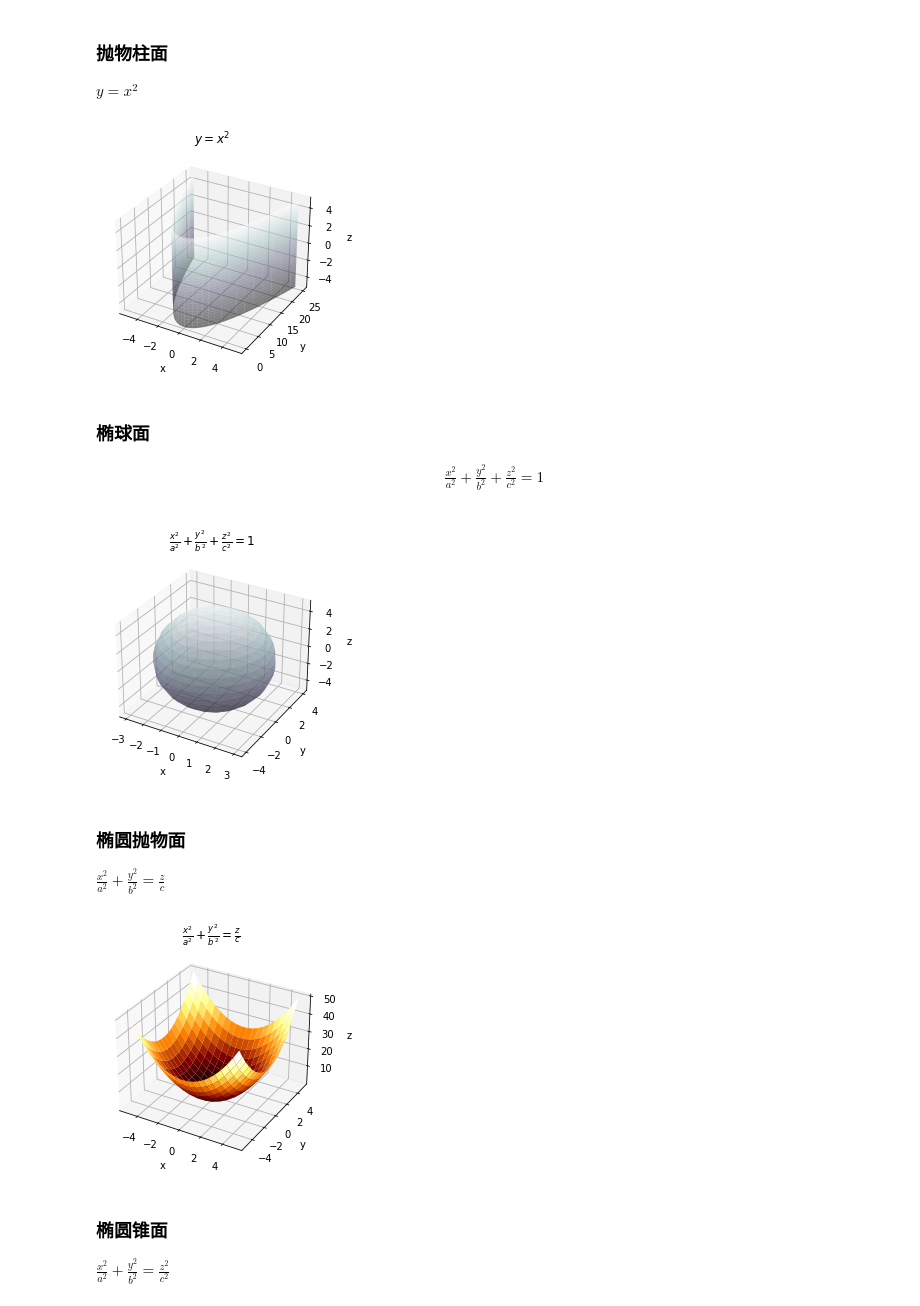
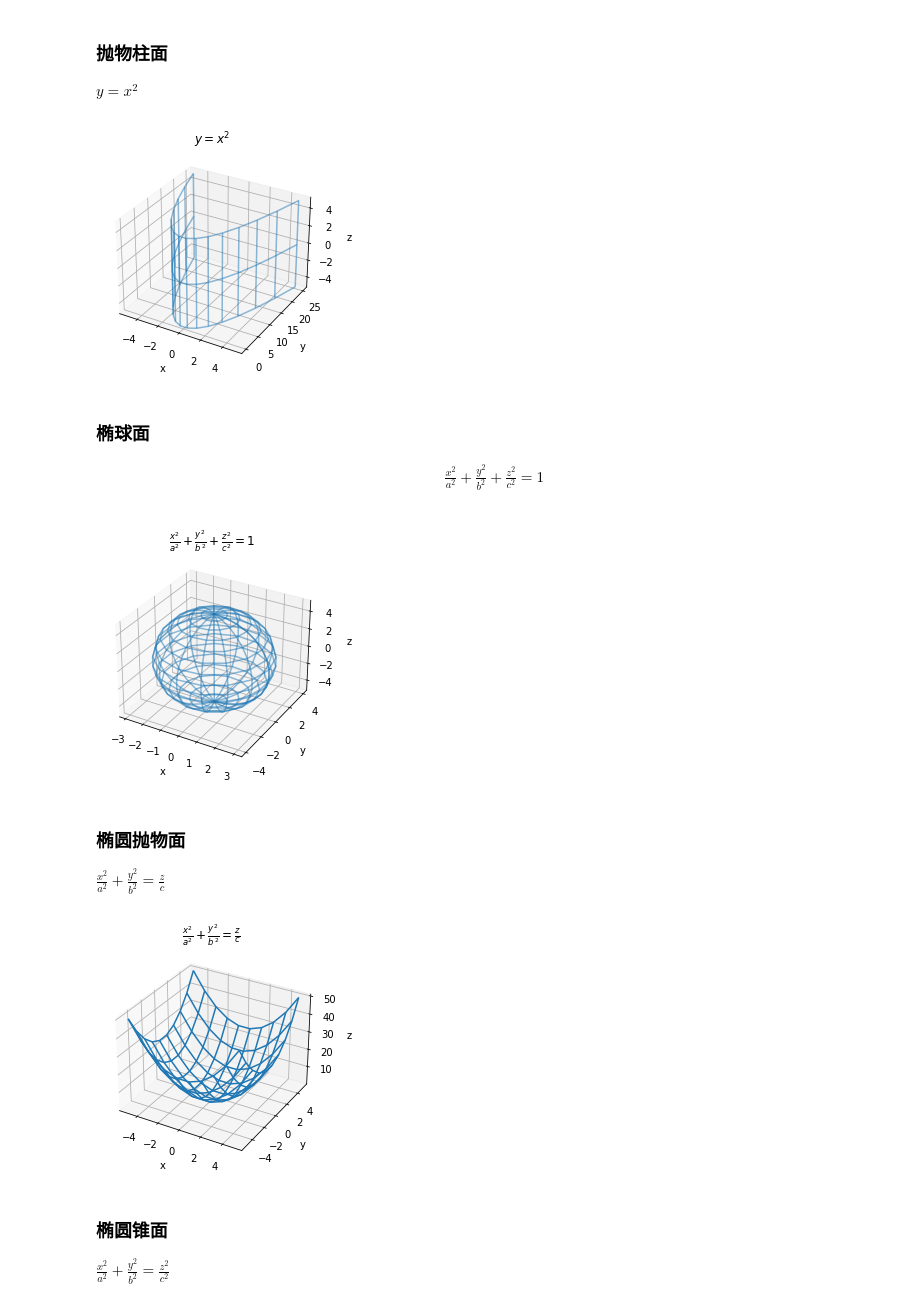
Before and after one commit to StevenBaby/archives, a Jupyter notebook: archives/数学理论/一些重要的函数图像.ipynb, the cells around one changed output. Saved outputs shown, nothing was run; the diff lists cells and outputs as text; code cells hidden in the pictures.

Commit message:
update graph

```diff
--- a/archives/数学理论/一些重要的函数图像.ipynb
+++ b/archives/数学理论/一些重要的函数图像.ipynb
@@ -350,8 +350,8 @@ $y = x^2$
 # %%
 fig = plt.figure()
 ax = fig.gca(projection='3d')
-x = np.linspace(-5, 5, 64)
-z = np.linspace(-5, 5, 64)
+x = np.linspace(-5, 5, 16)
+z = np.linspace(-5, 5, 3)
 X, Z = np.meshgrid(x, z)
 Y = X**2
 
@@ -362,10 +362,10 @@ ax.set_xlabel('x')
 ax.set_ylabel('y')
 ax.set_zlabel('z')
 plt.title(r"$y = x^2$")
-surf = ax.plot_surface(X, Y, Z, alpha=alpha, cmap=cmap)
+surf = ax.plot_wireframe(X, Y, Z, alpha=alpha, cmap=cmap)
 plt.show()
 # %% [output]
-[figure, old version]
+[figure, new version]
 # %% [markdown]
 ### 椭球面
 
@@ -380,8 +380,8 @@ ax = fig.gca(projection='3d')
 
 a, b, c = 3, 4, 5
 
-theta = np.linspace(0, 2*np.pi, 20)
-phi = np.linspace(0, np.pi, 20)
+theta = np.linspace(0, 2*np.pi, 16)
+phi = np.linspace(0, np.pi, 16)
 
 X = a * np.outer(np.cos(theta), np.sin(phi))
 Y = b * np.outer(np.sin(theta), np.sin(phi))
@@ -394,10 +394,10 @@ ax.set_xlabel('x')
 ax.set_ylabel('y')
 ax.set_zlabel('z')
 plt.title(r"$\frac{x^2}{a^2} + \frac{y^2}{b^2} + \frac{z^2}{c^2} = 1$")
-surf = ax.plot_surface(X, Y, Z, alpha=alpha, cmap=cmap)
+surf = ax.plot_wireframe(X, Y, Z, alpha=alpha, cmap=cmap)
 plt.show()
 # %% [output]
-[figure, old version]
+[figure, new version]
 # %% [markdown]
 ### 椭圆抛物面
 
@@ -405,18 +405,18 @@ $\displaystyle \frac{x^2}{a^2} + \frac{y^2}{b^2} = \frac{z}{c}$
 # %%
 fig = plt.figure()
 ax = fig.gca(projection='3d')
-X = np.linspace(-5, 5, 20)
-Y = np.linspace(-5, 5, 20)
+X = np.linspace(-5, 5, 10)
+Y = np.linspace(-5, 5, 10)
 X, Y = np.meshgrid(X, Y)
 Z = X ** 2 + Y ** 2
 ax.set_xlabel('x')
 ax.set_ylabel('y')
 ax.set_zlabel('z')
 plt.title(r"$\frac{x^2}{a^2} + \frac{y^2}{b^2} = \frac{z}{c}$")
-surf = ax.plot_surface(X, Y, Z, cmap=cm.afmhot)
+surf = ax.plot_wireframe(X, Y, Z, cmap=cm.afmhot)
 plt.show()
 # %% [output]
-[figure, old version]
+[figure, new version]
 # %% [markdown]
 ### 椭圆锥面
 
```
Also changed, not shown: parts of 6 cells of this notebook.
